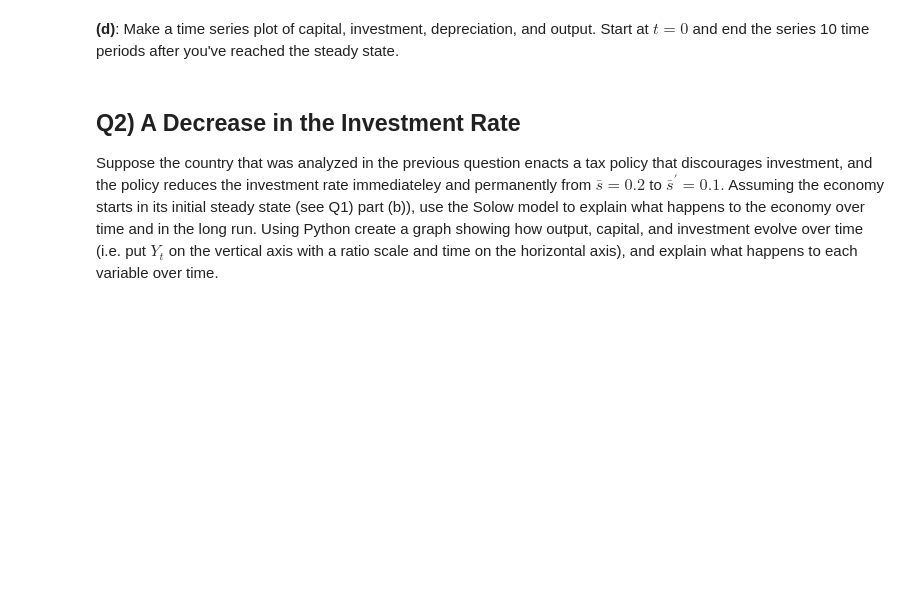
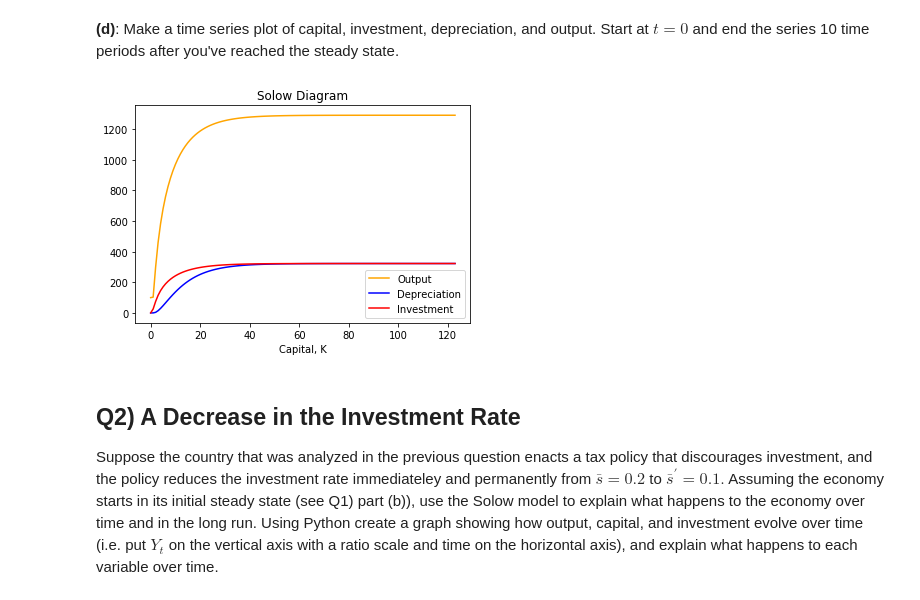
Before and after one commit to dylanjm/econ_381_development, a Jupyter notebook: solution_versions/chapter_05_solutions.ipynb, the cells around one changed output. Drawn from its saved outputs; the diff is of its cells as text; code cells hidden in the pictures; blank space fills up the shorter version.

```diff
--- a/solution_versions/chapter_05_solutions.ipynb
+++ b/solution_versions/chapter_05_solutions.ipynb
@@ -116,33 +125,3 @@ __(c)__ Now, let's simulate the path of some key variables over time. This exerc
 | 4       |  ...           |         ...       |             ...            |                ...                   |  ...  |
 | 5       |  ...           |         ...       |             ...            |                ...                   |  ...  |
 | ...     |  ...           |         ...       |             ...            |                ...                   |  ...  |
-# %%
-# Insert Python Code Here for Part (b)
-K_0 = 25
-L = 2
-A = 1
-d_bar = 0.03
-s_bar = 0.2
-alpha = 1/3
-
-# Using while loops, implement the work you did by hand to update the table
-
-def Y(A, K, alpha, L):
-    return A * pow(K, alpha) * pow(L, 1 - alpha)
-
-def investment(s_bar, A, K, alpha, L):
-    return s_bar * Y(A, K, alpha, L)
-
-def K_star(A, L, alpha, s_bar, d_bar):
-    return L * pow((s_bar * A) / d_bar, 1 / (1 - alpha))
-
-def Y_star(A, L, alpha, s_bar, d_bar):
-    return pow(A, 1 / (1 - alpha)) * pow(s_bar / d_bar, alpha / (1 - alpha)) * L
-
-production = Y(A, K_0, alpha, L)
-invest = investment(s_bar, A, K_0, alpha, L)
-
-print(K_star(A, L, alpha, s_bar, d_bar))
-print(Y_star(A, L, alpha, s_bar, d_bar))
-print(production)
-print(invest)
@@ -158,3 +210,14 @@ __(d)__: Make a time series plot of capital, investment, depreciation, and outpu
+# %%
+# Insert Python Code Here:
+plt.plot(time, production, 'orange', label = 'Output')
+plt.plot(time, depreciation, 'blue', label = 'Depreciation')
+plt.plot(time, investment, 'red', label = 'Investment')
+plt.title('Solow Diagram')
+plt.xlabel('Capital, K')
+plt.legend()
+plt.show()
+# %% [output]
+[figure, added]
 # %% [markdown]
 ## Q2) A Decrease in the Investment Rate
 
```
Also changed, not shown: parts of 12 cells of this notebook.
